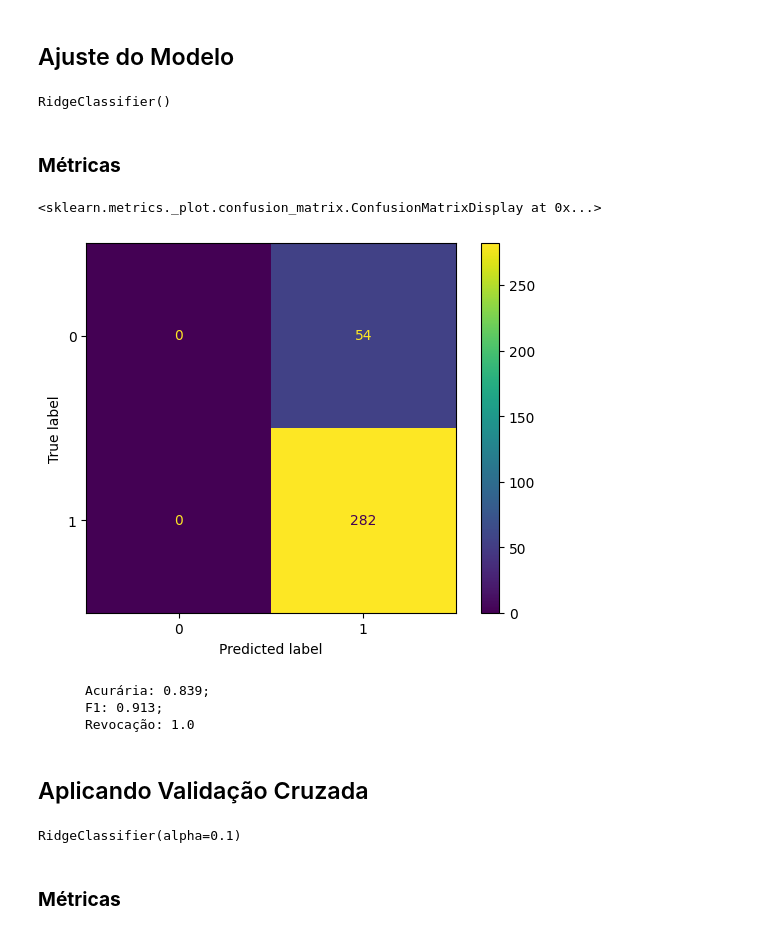
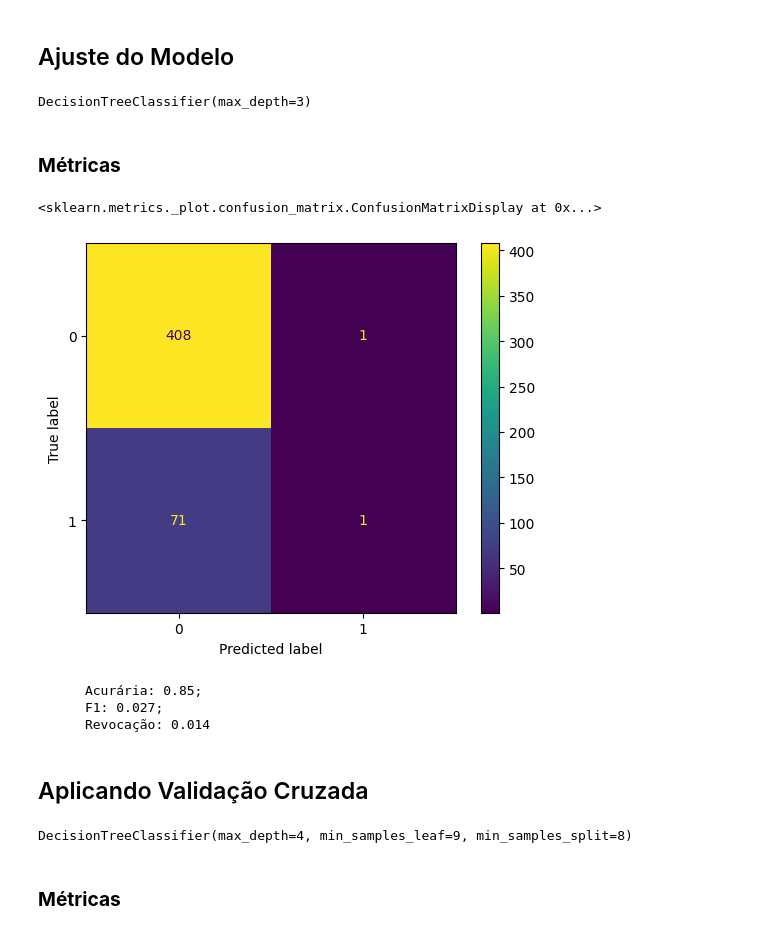
Before and after one commit to PedroRossiGomes/PIBIC, a Jupyter notebook: notebooks/TCU/arvore_decisao.ipynb, the cells around one changed output. Saved outputs shown, nothing was run; the diff lists cells and outputs as text; code cells hidden in the pictures.

```diff
--- a/notebooks/regressao_ridge.ipynb
+++ b/notebooks/TCU/arvore_decisao.ipynb
@@ -24,6 +24,9 @@ df = pd.read_csv(caminho)
 # %%
 #transformando coluna númerica em float64 (no df original encontra-se como str)
 df["materialidade_valor_envolvido"] = pd.to_numeric(df["materialidade_valor_envolvido"], errors= "coerce")
+
+#invertendo os valores da coluna de admissibilidade
+df["admissibilidade_concedida"] = df["admissibilidade_concedida"].replace({0: 1, 1: 0})
 # %%
 var_dependentes = ['admissibilidade_concedida', 'exame_sumario', 'perigo_demora', 'perigo_demora_reverso','plausibilidade_juridica', 'decisao_cautelar', 'oitiva', 'diligencia', 'oitiva_previa', 'merito']
 
@@ -62,9 +65,7 @@ Index(['codigo', 'numeroCompleto', 'numero_only', 'ano', 'siglaTipoProcesso',
 #Para fins deste notebook, a variável dependente escolhida é a coluna "admissibilidade_concedida"
 #Objetivo é predizer em quais procedimentos no TCU foram cumpridos os pressupostos procedimentais
 
-df_dummies = pd.get_dummies(df, columns=["categoria_de_proposta"], drop_first=True, dtype=int)
-
-df_dummies = df_dummies.dropna(subset="materialidade_valor_envolvido")
+df_dummies = pd.get_dummies(df_independentes, columns=["categoria_de_proposta"], drop_first=True, dtype=int)
 
 lista_exclusao = [
     'codigo', 'numeroCompleto', 'numero_only', 'ano', 'siglaTipoProcesso',
@@ -81,34 +82,32 @@ lista_exclusao = [
     'ref_camara', 'ref_numero_referencia', 'ref_origem_referencia',
     'ref_conteudo_julgado', 'ref_classificacao_referencia',
     'ref_resultado_utilizacao', 'arquivo_sem_json', 'numero_processo',
-    'apreciou_cautelar', 'admissibilidade_concedida', 'exame_sumario', 'perigo_demora',
-    'perigo_demora_reverso', 'plausibilidade_juridica', 'decisao_cautelar',
-    'oitiva', 'diligencia', 'oitiva_previa', 'merito'
+    'apreciou_cautelar'
 ]
 # %%
-X = df_dummies.drop(columns=lista_exclusao, axis=1) #variáveis independentes são "materialidade_valor_envolvido" e ""categoria_de_proposta"
-y = df_dummies["admissibilidade_concedida"]
+X = df_dummies.drop(columns=lista_exclusao, axis=1) #variáveis independentes são "materialidade_valor_envolvido" e "categoria_de_proposta"
+y = df["admissibilidade_concedida"]
 
 X_train, X_test, y_train, y_test = train_test_split(X,y, test_size=0.3, random_state=22)
 # %% [markdown]
 ## Ajuste do Modelo
 # %%
-ridge = linear_model.RidgeClassifier()
+arvore = tree.DecisionTreeClassifier(max_depth=3)
 
-ridge.fit(X_train, y_train)
+arvore.fit(X_train, y_train)
 
-ridge
+arvore
 # %% [output]
-RidgeClassifier()
+DecisionTreeClassifier(max_depth=3)
 # %% [markdown]
 ### **Métricas**
 # %%
-ConfusionMatrixDisplay.from_estimator(ridge, X_test, y_test)
+ConfusionMatrixDisplay.from_estimator(arvore, X_test, y_test)
 # %% [output]
 <sklearn.metrics._plot.confusion_matrix.ConfusionMatrixDisplay at 0x...>
-[figure, old version]
+[figure, new version]
 # %%
-y_pred = ridge.predict(X_test)
+y_pred = arvore.predict(X_test)
 
 acuracia = accuracy_score(y_test, y_pred)
 F1 = f1_score(y_test, y_pred)
@@ -120,23 +119,23 @@ print(f"""
       Revocação: {round(recall,3)}
       """)
 # %% [output]
-      Acurária: 0.839;
-      F1: 0.913;
-      Revocação: 1.0
+      Acurária: 0.85;
+      F1: 0.027;
+      Revocação: 0.014
 # %% [markdown]
 ## Aplicando Validação Cruzada
 # %%
-parametros = {"alpha": [0.01, 0.1, 1, 10, 100]}
+parametros = {"max_depth": range(1,5), "min_samples_split": range(2,10), "min_samples_leaf": range(1, 10)}
 
-grid = GridSearchCV(ridge, parametros, scoring="roc_auc", cv=5)
+grid = GridSearchCV(arvore, parametros, scoring="roc_auc", cv=5)
 
 grid.fit(X_train, y_train)
 
-ridge_CV = grid.best_estimator_
+arvore_CV = grid.best_estimator_
 
-ridge_CV.fit(X_train, y_train)
+arvore_CV.fit(X_train, y_train)
 # %% [output]
-RidgeClassifier(alpha=0.1)
+DecisionTreeClassifier(max_depth=4, min_samples_leaf=9, min_samples_split=8)
 # %% [markdown]
 ### **Métricas**
 # %%
```
Also changed, not shown: parts of 4 cells of this notebook, 12 other files.
